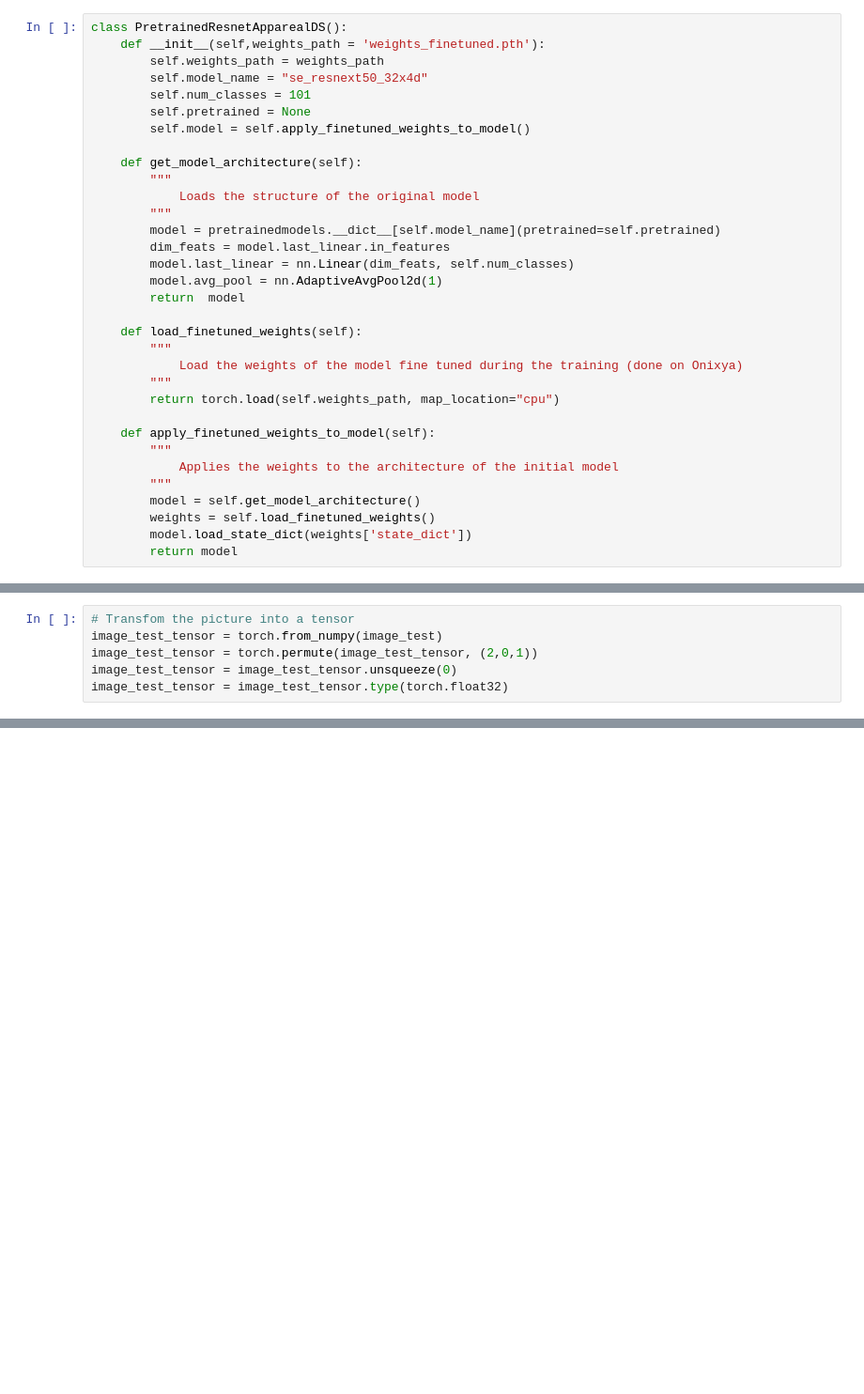
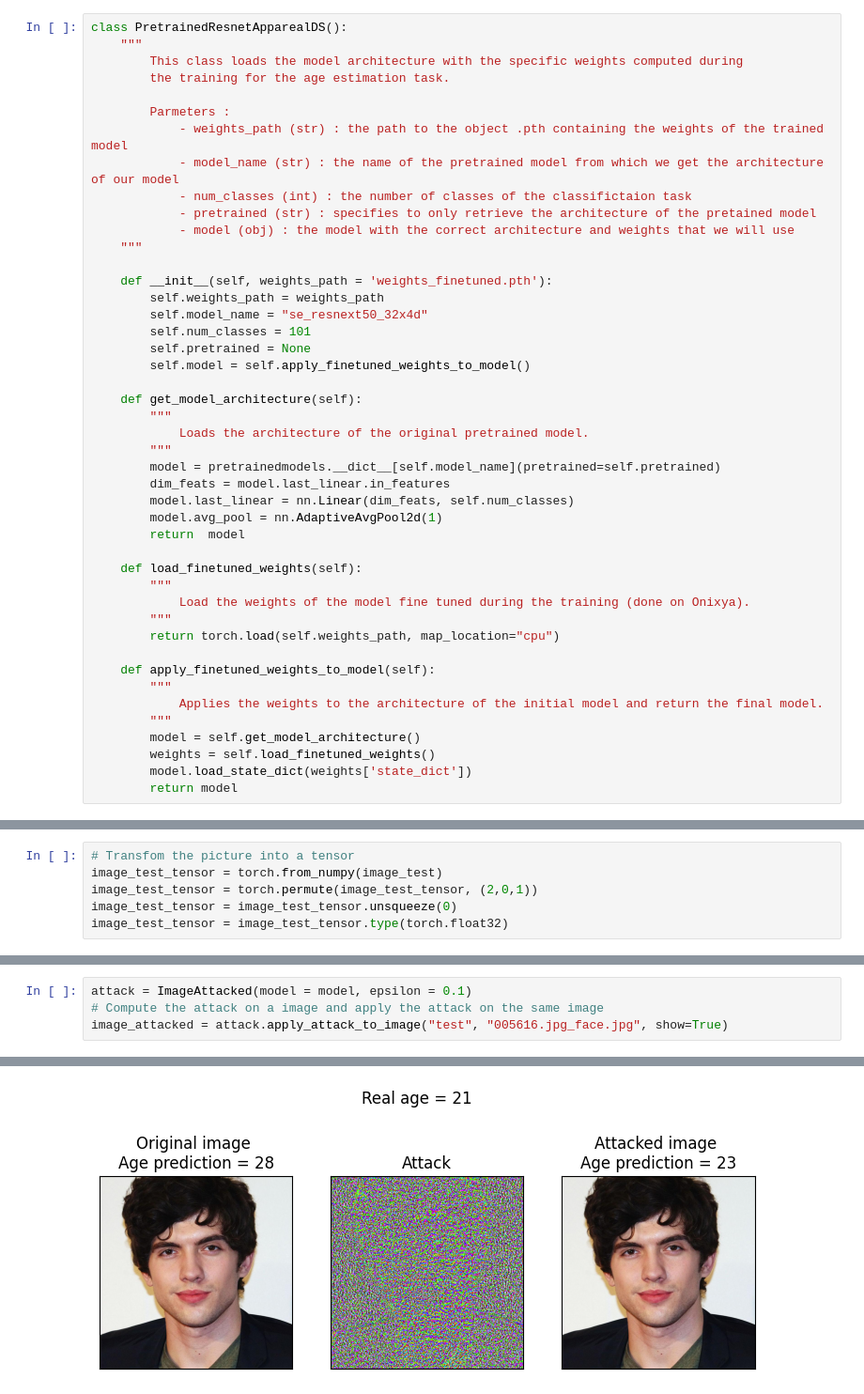
Before and after one commit to MaximeRCD/Project-age-estimation-pytorch, a Jupyter notebook: notebook_test_YN.ipynb, the cells around one changed output, grey strips where cells are left out. Shown at 94% size. Drawn from its saved outputs; the diff is of its cells as text; blank space fills up the shorter version.

```diff
--- a/notebook_test_YN.ipynb
+++ b/notebook_test_YN.ipynb
@@ -21,7 +21,19 @@ map_location=torch.device('cpu')
 # Load the model
 # %%
 class PretrainedResnetApparealDS():
-    def __init__(self,weights_path = 'weights_finetuned.pth'):
+    """
+        This class loads the model architecture with the specific weights computed during
+        the training for the age estimation task.
+
+        Parmeters :
+            - weights_path (str) : the path to the object .pth containing the weights of the trained model
+            - model_name (str) : the name of the pretrained model from which we get the architecture of our model
+            - num_classes (int) : the number of classes of the classifictaion task
+            - pretrained (str) : specifies to only retrieve the architecture of the pretained model
+            - model (obj) : the model with the correct architecture and weights that we will use
+    """
+
+    def __init__(self, weights_path = 'weights_finetuned.pth'):
         self.weights_path = weights_path
         self.model_name = "se_resnext50_32x4d"
         self.num_classes = 101
@@ -30,7 +42,7 @@ class PretrainedResnetApparealDS():
 
     def get_model_architecture(self):
         """
-            Loads the structure of the original model
+            Loads the architecture of the original pretrained model.
         """
         model = pretrainedmodels.__dict__[self.model_name](pretrained=self.pretrained)
         dim_feats = model.last_linear.in_features
@@ -40,13 +52,13 @@ class PretrainedResnetApparealDS():
 
     def load_finetuned_weights(self):
         """
-            Load the weights of the model fine tuned during the training (done on Onixya)
+            Load the weights of the model fine tuned during the training (done on Onixya).
         """
         return torch.load(self.weights_path, map_location="cpu")
 
     def apply_finetuned_weights_to_model(self):
         """
-            Applies the weights to the architecture of the initial model
+            Applies the weights to the architecture of the initial model and return the final model.
         """
         model = self.get_model_architecture()
         weights = self.load_finetuned_weights()
@@ -80,0 +251,5 @@ tensor(28)
+# %%
+attack = ImageAttacked(model = model, epsilon = 0.1)
+# Compute the attack on a image and apply the attack on the same image
+image_attacked = attack.apply_attack_to_image("test", "005616.jpg_face.jpg", show=True)
+# %% [output]
@@ -80,0 +258 @@ tensor(28)
+[figure, added]
```
Also changed, not shown: parts of 15 cells of this notebook.
